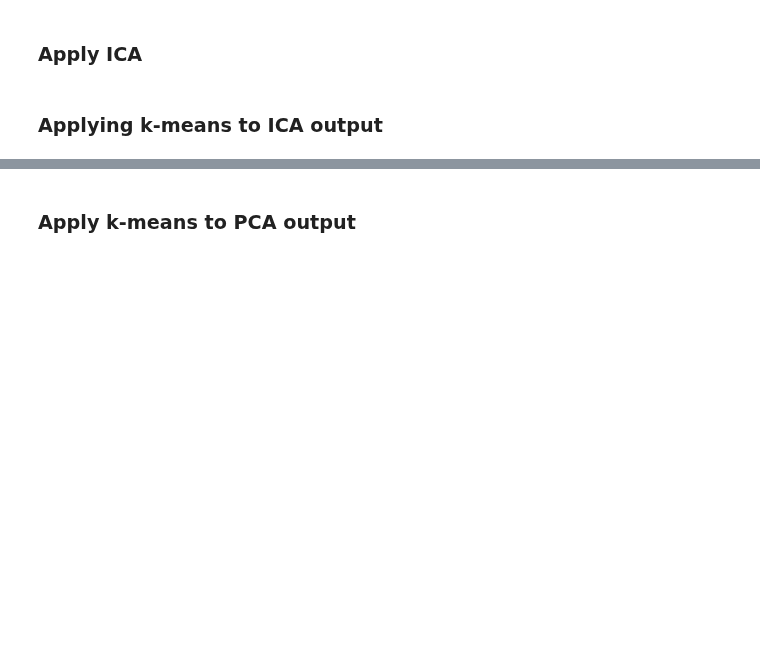
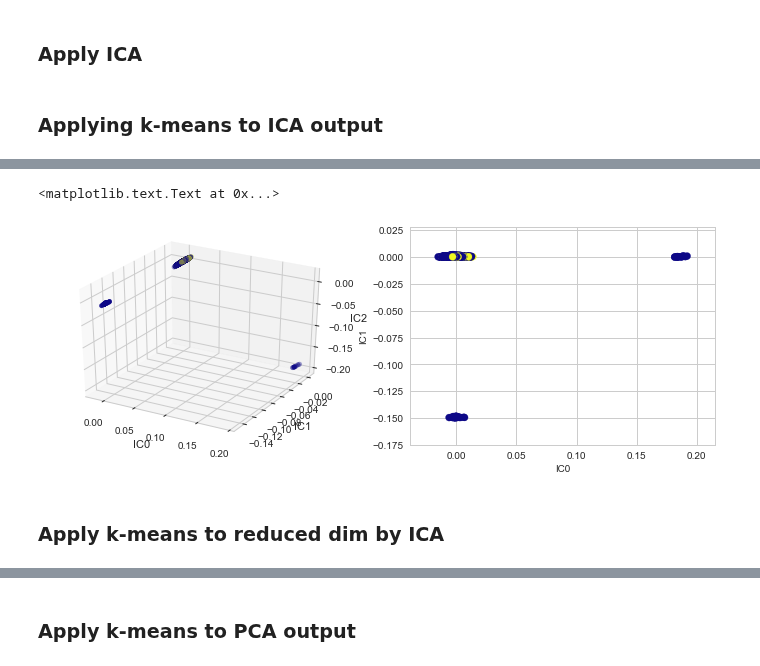
Before and after one commit to truzmeto/UnsupervisedLearning, a Jupyter notebook: k_meanes.ipynb, the cells around one changed output, grey strips where cells are left out. Cells and saved outputs as stored; diff of their text form; code cells hidden in the pictures; blank space fills up the shorter version.

```diff
--- a/k_meanes.ipynb
+++ b/k_meanes.ipynb
@@ -266,6 +286,6 @@ plt.axhline(y=y.max()/3,color='magenta', linestyle='--', linewidth=0.5)
 # %%
-#ica_all.shape#
-tmp = [y > y.max()/3]
-indx = np.where(tmp)
+tmp = [y > kurtosis_thresh]
+indx = np.where(tmp)[1]
 # %%
 ica_all = pd.DataFrame(ica_all)
+ica_keep = ica_all[indx]
@@ -272 +296,18 @@ ica_all = pd.DataFrame(ica_all)
+# %%
+fig = plt.figure(figsize=(12,4))
+ax1 = fig.add_subplot(121, projection='3d')
+ax1.scatter(ica_keep[indx[0]], ica_keep[indx[1]],ica_keep[indx[2]],c=train_labels,cmap='plasma')
+ax1.set_xlabel('IC0')
+ax1.set_ylabel('IC1')
+ax1.set_zlabel('IC2')
+
+ax2 = fig.add_subplot(122)
+ax2.scatter(ica_keep[indx[0]], ica_keep[indx[1]],c=train_labels,cmap='plasma')
+plt.xlabel('IC0', fontsize = 10)
+plt.ylabel('IC1', fontsize = 10)
+# %% [output]
+<matplotlib.text.Text at 0x...>
+[figure, added]
+# %% [markdown]
+### Apply k-means to reduced dim by ICA
 # %%
```
Also changed, not shown: parts of 16 cells of this notebook.
